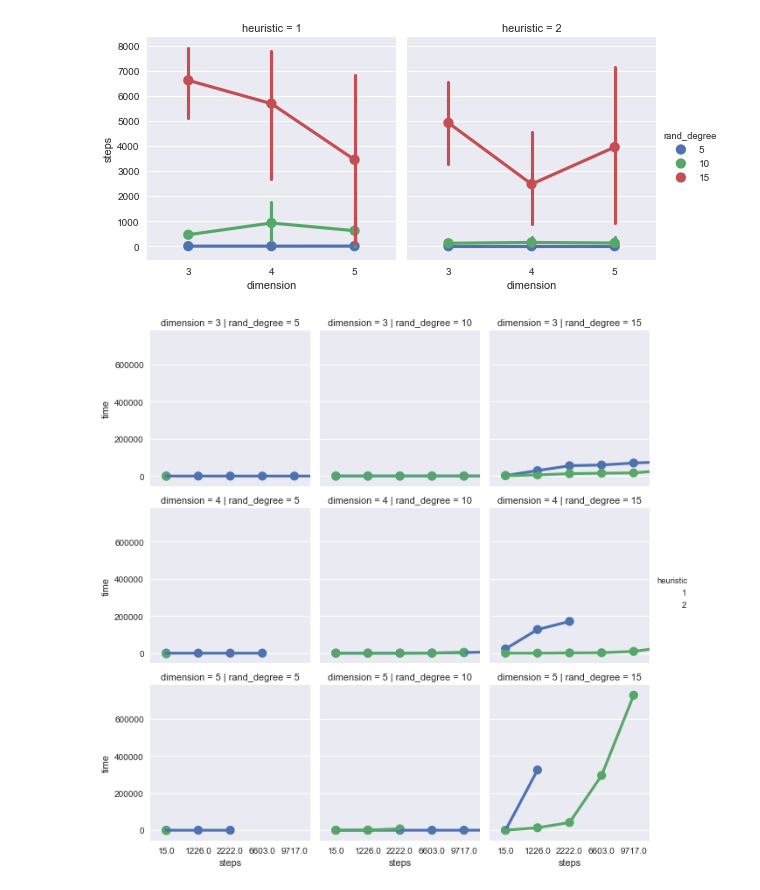
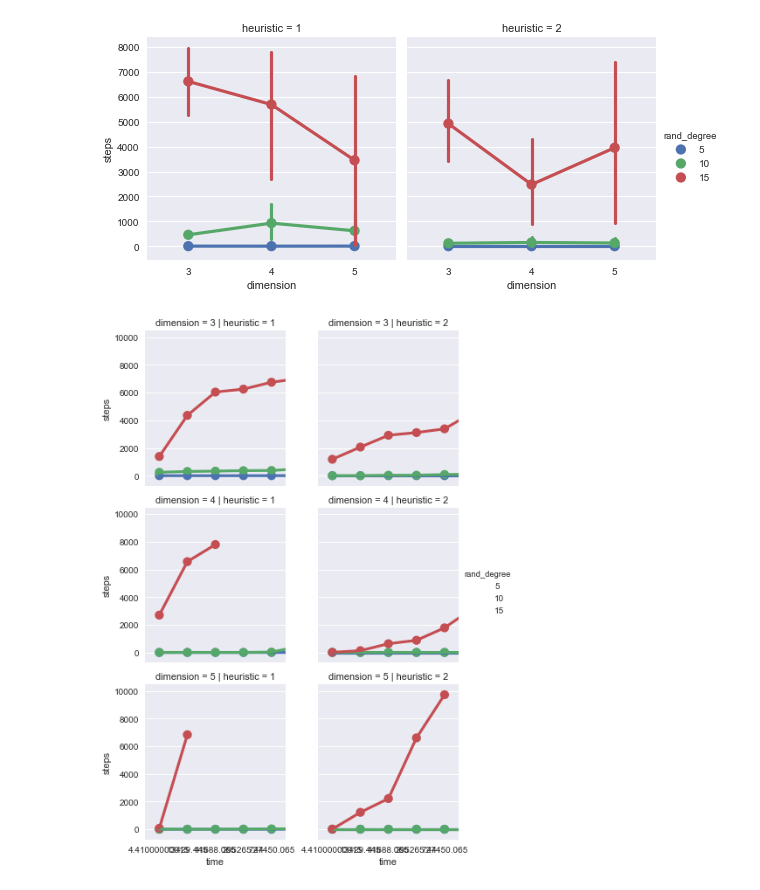
Before and after one commit to ilyakrasnov/ai_project_jce17, a Jupyter notebook: stats/Analysis.ipynb, the cells around one changed output. Drawn from its saved outputs; the diff is of its cells as text; code cells hidden in the pictures.

```diff
--- a/stats/Analysis.ipynb
+++ b/stats/Analysis.ipynb
@@ -40,7 +40,7 @@ sns.factorplot(x='dimension', y='steps', data=df, hue='rand_degree', col='heuris
 <seaborn.axisgrid.FacetGrid at 0x...>
 [figure]
 # %%
-g = sns.FacetGrid(data=df, row='dimension', col='rand_degree', hue='heuristic', sharex=True, sharey=True)
-g =(g.map(sns.pointplot, "steps", "time").add_legend())
+g = sns.FacetGrid(data=df, row='dimension', col='heuristic', hue='rand_degree', sharex=True, sharey=True)
+g =(g.map(sns.pointplot, "time", "steps").add_legend())
 # %% [output]
-[figure, old version]
+[figure, new version]
```
